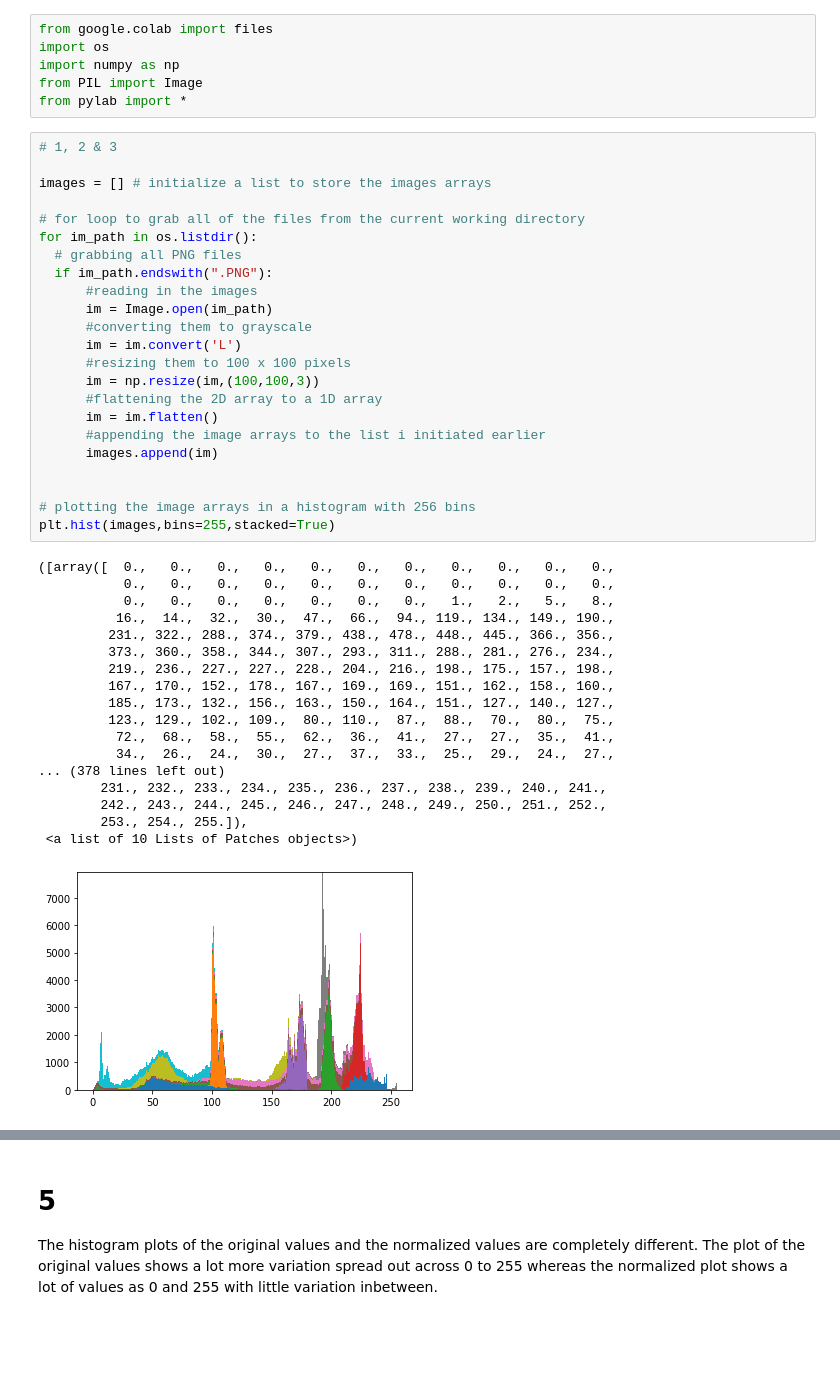
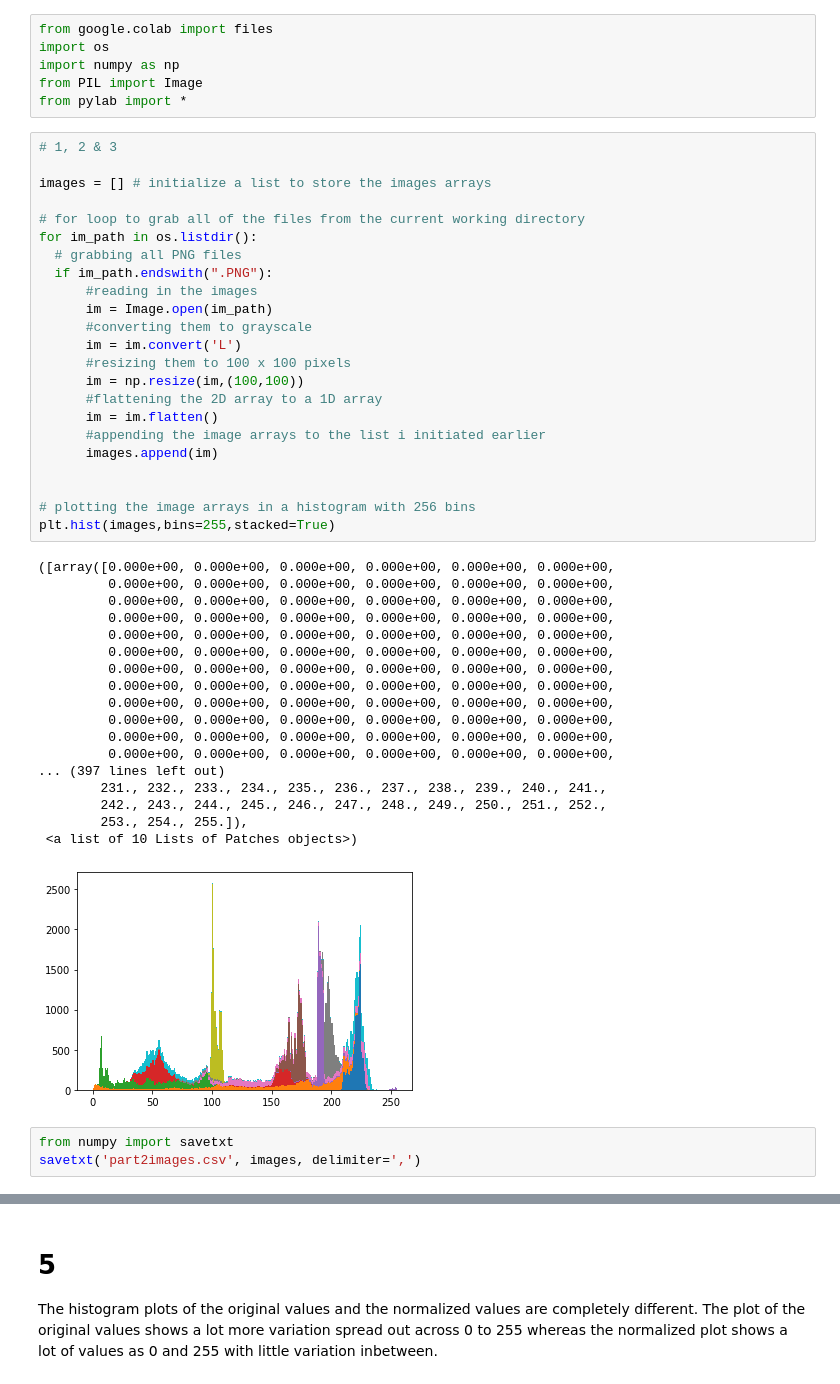
Before and after one commit to AnoVando/MSIS, a Jupyter notebook: MSIS521_IA2.ipynb, the cells around one changed output, grey strips where cells are left out. Drawn from its saved outputs; the diff is of its cells as text; blank space fills up the shorter version.

```diff
--- a/MSIS521_IA2.ipynb
+++ b/MSIS521_IA2.ipynb
@@ -133,45 +145,48 @@ from pylab import *
 # %%
 # 1, 2 & 3
 
 images = [] # initialize a list to store the images arrays
 
 # for loop to grab all of the files from the current working directory
 for im_path in os.listdir():
   # grabbing all PNG files
   if im_path.endswith(".PNG"):
       #reading in the images
       im = Image.open(im_path)
       #converting them to grayscale
       im = im.convert('L')
       #resizing them to 100 x 100 pixels
-      im = np.resize(im,(100,100,3))
+      im = np.resize(im,(100,100))
       #flattening the 2D array to a 1D array
       im = im.flatten()
       #appending the image arrays to the list i initiated earlier
       images.append(im)
 
 
 # plotting the image arrays in a histogram with 256 bins
 plt.hist(images,bins=255,stacked=True)
 # %% [output]
-([array([  0.,   0.,   0.,   0.,   0.,   0.,   0.,   0.,   0.,   0.,   0.,
-           0.,   0.,   0.,   0.,   0.,   0.,   0.,   0.,   0.,   0.,   0.,
-           0.,   0.,   0.,   0.,   0.,   0.,   0.,   1.,   2.,   5.,   8.,
-          16.,  14.,  32.,  30.,  47.,  66.,  94., 119., 134., 149., 190.,
-         231., 322., 288., 374., 379., 438., 478., 448., 445., 366., 356.,
-         373., 360., 358., 344., 307., 293., 311., 288., 281., 276., 234.,
-         219., 236., 227., 227., 228., 204., 216., 198., 175., 157., 198.,
-         167., 170., 152., 178., 167., 169., 169., 151., 162., 158., 160.,
-         185., 173., 132., 156., 163., 150., 164., 151., 127., 140., 127.,
-         123., 129., 102., 109.,  80., 110.,  87.,  88.,  70.,  80.,  75.,
-          72.,  68.,  58.,  55.,  62.,  36.,  41.,  27.,  27.,  35.,  41.,
-          34.,  26.,  24.,  30.,  27.,  37.,  33.,  25.,  29.,  24.,  27.,
-... (378 lines left out)
+([array([0.000e+00, 0.000e+00, 0.000e+00, 0.000e+00, 0.000e+00, 0.000e+00,
+         0.000e+00, 0.000e+00, 0.000e+00, 0.000e+00, 0.000e+00, 0.000e+00,
+         0.000e+00, 0.000e+00, 0.000e+00, 0.000e+00, 0.000e+00, 0.000e+00,
+         0.000e+00, 0.000e+00, 0.000e+00, 0.000e+00, 0.000e+00, 0.000e+00,
+         0.000e+00, 0.000e+00, 0.000e+00, 0.000e+00, 0.000e+00, 0.000e+00,
+         0.000e+00, 0.000e+00, 0.000e+00, 0.000e+00, 0.000e+00, 0.000e+00,
+         0.000e+00, 0.000e+00, 0.000e+00, 0.000e+00, 0.000e+00, 0.000e+00,
+         0.000e+00, 0.000e+00, 0.000e+00, 0.000e+00, 0.000e+00, 0.000e+00,
+         0.000e+00, 0.000e+00, 0.000e+00, 0.000e+00, 0.000e+00, 0.000e+00,
+         0.000e+00, 0.000e+00, 0.000e+00, 0.000e+00, 0.000e+00, 0.000e+00,
+         0.000e+00, 0.000e+00, 0.000e+00, 0.000e+00, 0.000e+00, 0.000e+00,
+         0.000e+00, 0.000e+00, 0.000e+00, 0.000e+00, 0.000e+00, 0.000e+00,
+... (397 lines left out)
         231., 232., 233., 234., 235., 236., 237., 238., 239., 240., 241.,
         242., 243., 244., 245., 246., 247., 248., 249., 250., 251., 252.,
         253., 254., 255.]),
  <a list of 10 Lists of Patches objects>)
-[figure, old version]
+[figure, new version]
+# %%
+from numpy import savetxt
+savetxt('part2images.csv', images, delimiter=',')
 # %%
 # 4
 
```
Also changed, not shown: parts of 7 cells of this notebook.
